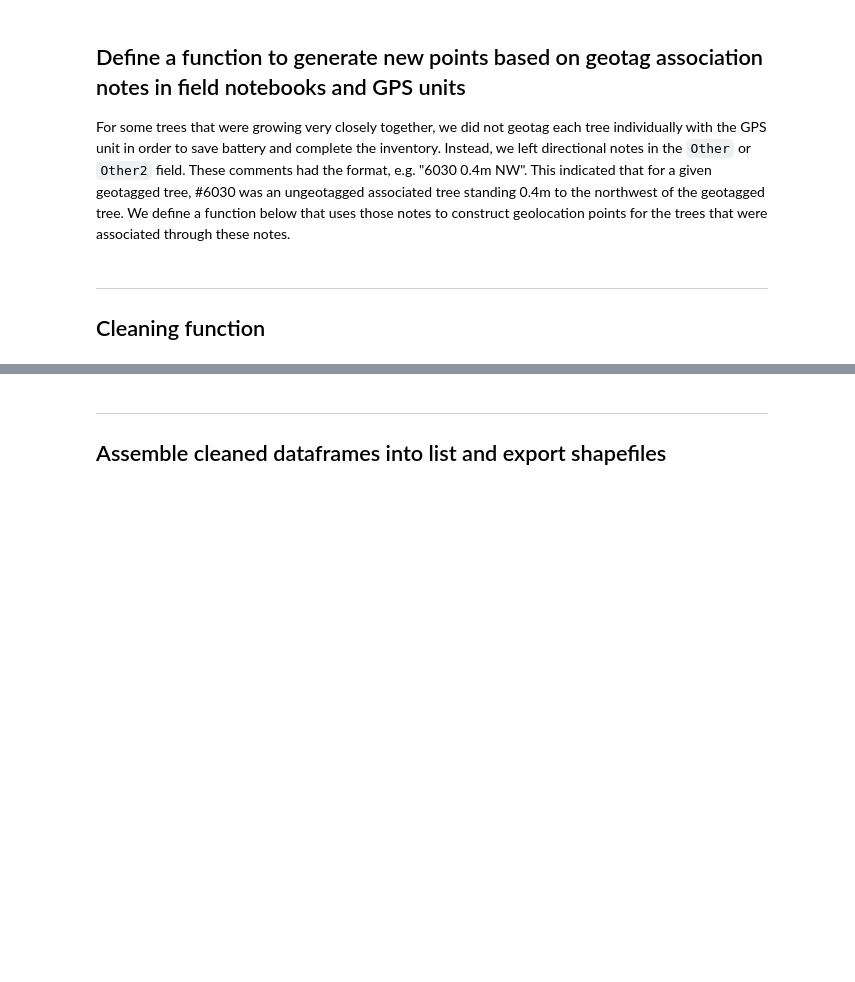
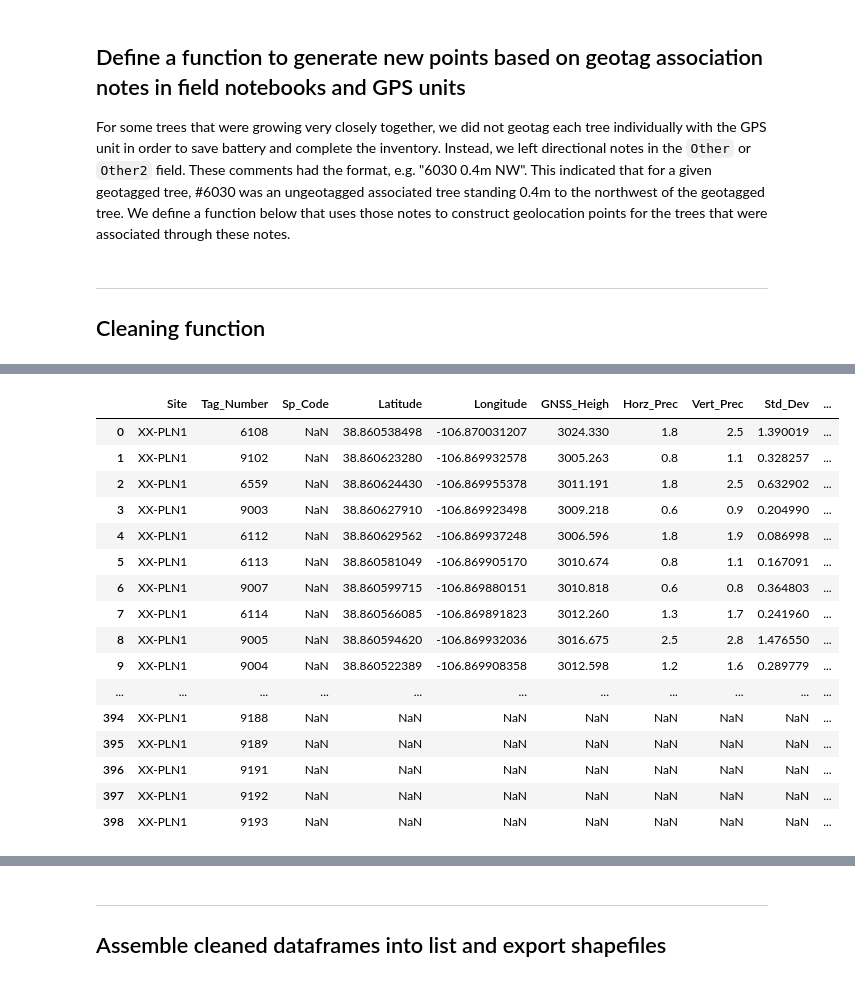
Before and after one commit to hmworsham/er-forest-structure, a Jupyter notebook: Forest_Inventory_Dataset/Tree_Geolocations/00_EastRiver_Clean_Stem_Geolocation_Shapefiles.ipynb, the cells around one changed output, grey strips where cells are left out. Cells and saved outputs as stored; diff of their text form; code cells hidden in the pictures; blank space fills up the shorter version.

```diff
--- a/Forest_Inventory_Dataset/Tree_Geolocations/00_EastRiver_Clean_Stem_Geolocation_Shapefiles.ipynb
+++ b/Forest_Inventory_Dataset/Tree_Geolocations/00_EastRiver_Clean_Stem_Geolocation_Shapefiles.ipynb
@@ -278,3 +343,23 @@ for i in range(len(invsheets)):
+# %%
+clean_list[0]
+# %% [output]
+|  | Site | Tag_Number | Sp_Code | Latitude | Longitude | GNSS_Heigh | Horz_Prec | Vert_Prec | Std_Dev | ... |
+| 0 | XX-PLN1 | 6108 | NaN | 38.860538498 | -106.870031207 | 3024.330 | 1.8 | 2.5 | 1.390019 | ... |
+| 1 | XX-PLN1 | 9102 | NaN | 38.860623280 | -106.869932578 | 3005.263 | 0.8 | 1.1 | 0.328257 | ... |
+| 2 | XX-PLN1 | 6559 | NaN | 38.860624430 | -106.869955378 | 3011.191 | 1.8 | 2.5 | 0.632902 | ... |
+| 3 | XX-PLN1 | 9003 | NaN | 38.860627910 | -106.869923498 | 3009.218 | 0.6 | 0.9 | 0.204990 | ... |
+| 4 | XX-PLN1 | 6112 | NaN | 38.860629562 | -106.869937248 | 3006.596 | 1.8 | 1.9 | 0.086998 | ... |
+| 5 | XX-PLN1 | 6113 | NaN | 38.860581049 | -106.869905170 | 3010.674 | 0.8 | 1.1 | 0.167091 | ... |
+| 6 | XX-PLN1 | 9007 | NaN | 38.860599715 | -106.869880151 | 3010.818 | 0.6 | 0.8 | 0.364803 | ... |
+| 7 | XX-PLN1 | 6114 | NaN | 38.860566085 | -106.869891823 | 3012.260 | 1.3 | 1.7 | 0.241960 | ... |
+| 8 | XX-PLN1 | 9005 | NaN | 38.860594620 | -106.869932036 | 3016.675 | 2.5 | 2.8 | 1.476550 | ... |
+| 9 | XX-PLN1 | 9004 | NaN | 38.860522389 | -106.869908358 | 3012.598 | 1.2 | 1.6 | 0.289779 | ... |
+| ... | ... | ... | ... | ... | ... | ... | ... | ... | ... | ... |
+| 394 | XX-PLN1 | 9188 | NaN | NaN | NaN | NaN | NaN | NaN | NaN | ... |
+| 395 | XX-PLN1 | 9189 | NaN | NaN | NaN | NaN | NaN | NaN | NaN | ... |
+| 396 | XX-PLN1 | 9191 | NaN | NaN | NaN | NaN | NaN | NaN | NaN | ... |
+| 397 | XX-PLN1 | 9192 | NaN | NaN | NaN | NaN | NaN | NaN | NaN | ... |
+| 398 | XX-PLN1 | 9193 | NaN | NaN | NaN | NaN | NaN | NaN | NaN | ... |
 # %%
 clean_list[4].plot()
 # %% [output]
```
Also changed, not shown: parts of 19 cells of this notebook.
